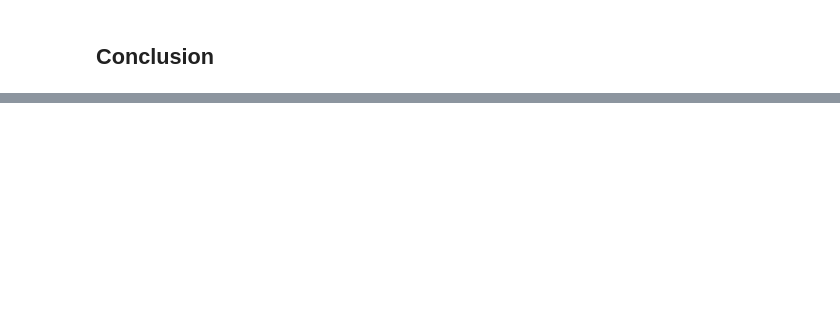
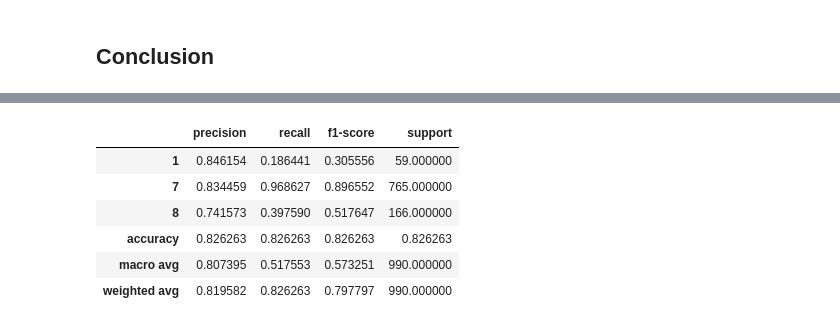
Before and after one commit to axelth/hasp, a Jupyter notebook: notebooks/carlq89_849_random_forest.ipynb, the cells around one changed output, grey strips where cells are left out. Cells and saved outputs as stored; diff of their text form; code cells hidden in the pictures; blank space fills up the shorter version.

```diff
--- a/notebooks/carlq89_849_random_forest.ipynb
+++ b/notebooks/carlq89_849_random_forest.ipynb
@@ -289,0 +316,11 @@ RFC model with criterion='entropy', pipeline params of mean_mfcc__kw_args={'fmin
+# %%
+class_report_3 = pd.DataFrame(classification_report(new_val, new_pred, output_dict=True)).transpose()
+class_report_3
+# %% [output]
+|  | precision | recall | f1-score | support |
+| 1 | 0.846154 | 0.186441 | 0.305556 | 59.000000 |
+| 7 | 0.834459 | 0.968627 | 0.896552 | 765.000000 |
+| 8 | 0.741573 | 0.397590 | 0.517647 | 166.000000 |
+| accuracy | 0.826263 | 0.826263 | 0.826263 | 0.826263 |
+| macro avg | 0.807395 | 0.517553 | 0.573251 | 990.000000 |
+| weighted avg | 0.819582 | 0.826263 | 0.797797 | 990.000000 |
```
Also changed, not shown: parts of 25 cells of this notebook, 1 other file.
